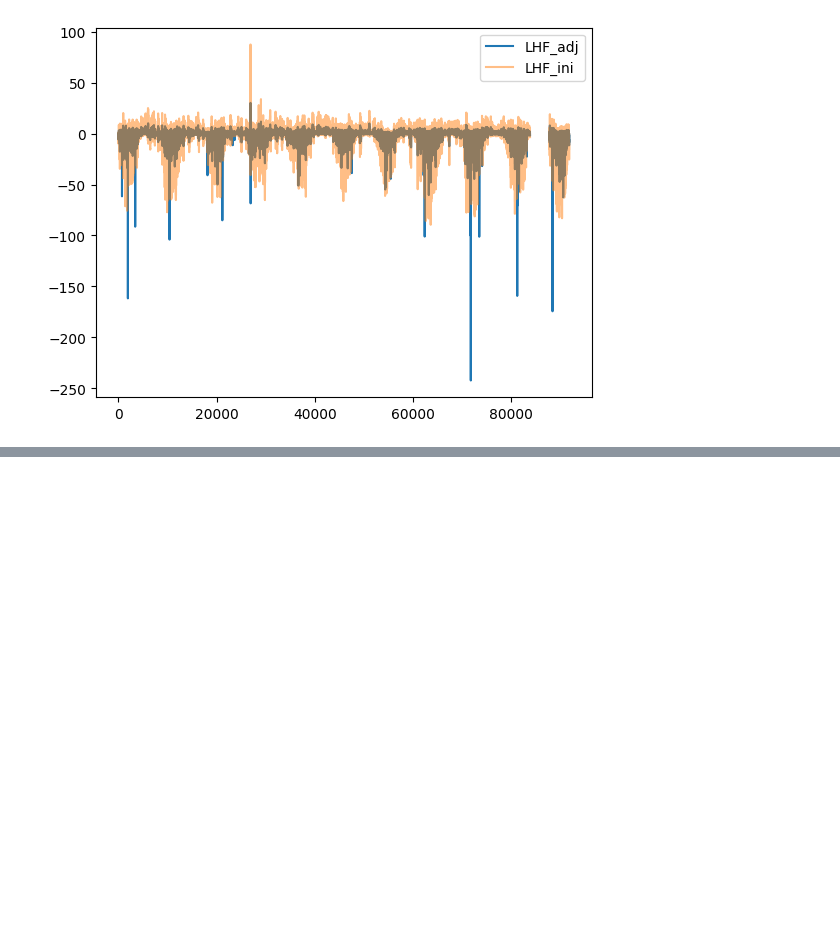
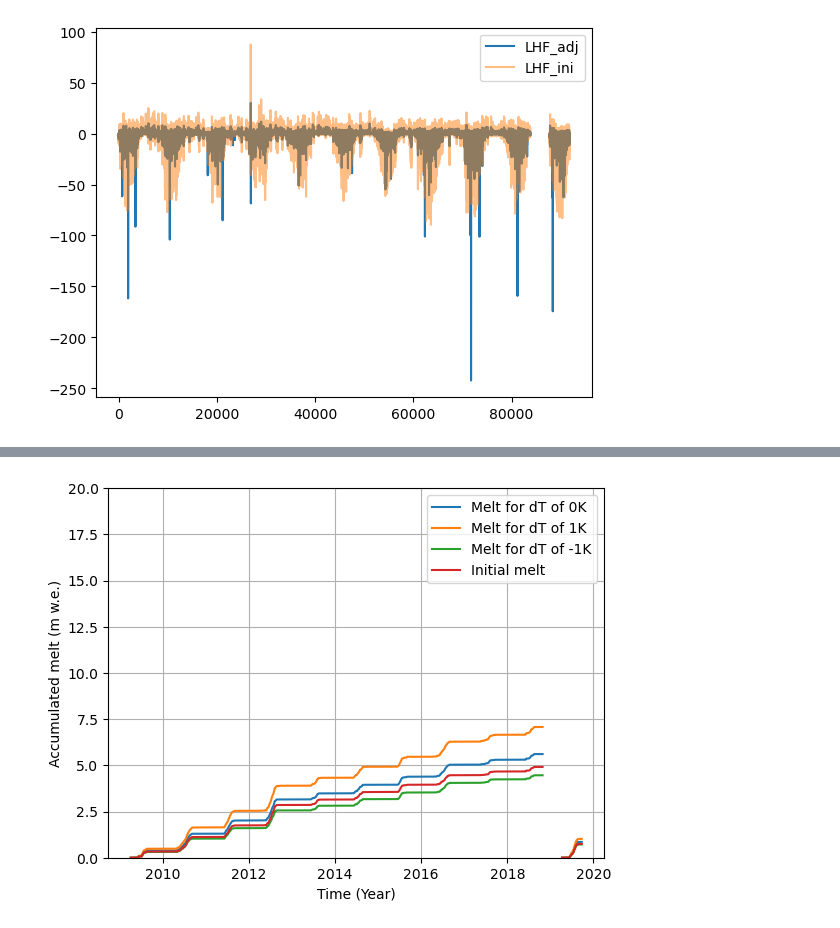
Before and after one commit to CLPHUU/IceAndClimate, a Jupyter notebook: Project_2/Project2_version2.ipynb, the cells around one changed output, grey strips where cells are left out. Saved outputs shown, nothing was run; the diff lists cells and outputs as text; code cells hidden in the pictures; blank space fills up the shorter version.

```diff
--- a/Project_2/Project2_version2.ipynb
+++ b/Project_2/Project2_version2.ipynb
@@ -372,6 +379,21 @@ The dataset contains data of 125 months.
-# %%
-dT = 0
-SEB = CloseSEB(SEBdata)
-LWadjdown = SEB.LWadjdown(SEB.T_air, dT=dT)
-# TODO: in the beginning we get LWdown by air temperature and without epsilon, but later we calculate it with T2m and with epsilon
-melt_dict_fluxes = SEB.fetch_SEB(LWadjdown=LWadjdown, dT=dT)
+# %%
+melt_1k = SEB.fetch_SEB(LWadjdown=SEB.LWadjdown(SEB.T_air, dT=1), dT=1, idxmax=10)
+melt_min1k = SEB.fetch_SEB(LWadjdown=SEB.LWadjdown(SEB.T_air, dT=-1), dT=-1, idxmax=10)
+no_melt = SEB.fetch_SEB(LWadjdown=SEB.LWadjdown(SEB.T_air, dT=0), dT=0, idxmax=10)
+
+melt_arr = [no_melt['Melt'], melt_1k['Melt'], melt_min1k['Melt']]
+dt_arr = [0, 1, -1]
+# %%
+def cum_melt(SEBdata,melt_arr,dt_arr):
+    for melt, dt in zip(melt_arr, dt_arr):
+        plt.plot(SEBdata.DateTime, SEBf.get_running_melt_sum(melt,SEBdata.TimeStep), label=f'Melt for dT of {dt}K')
+    plt.plot(SEBdata.DateTime, SEBf.get_running_melt_sum(SEB.melt_initial,SEBdata.TimeStep), label='Initial melt')
+    plt.legend()
+    plt.xlabel('Time (Year)')
+    plt.ylim(0,20)
+    plt.ylabel('Accumulated melt (m w.e.)')
+    plt.grid()
+# %%
+cum_melt(SEBdata, melt_arr, dt_arr)
+# %% [output]
+[figure, added]
```
Also changed, not shown: parts of 9 cells of this notebook.
